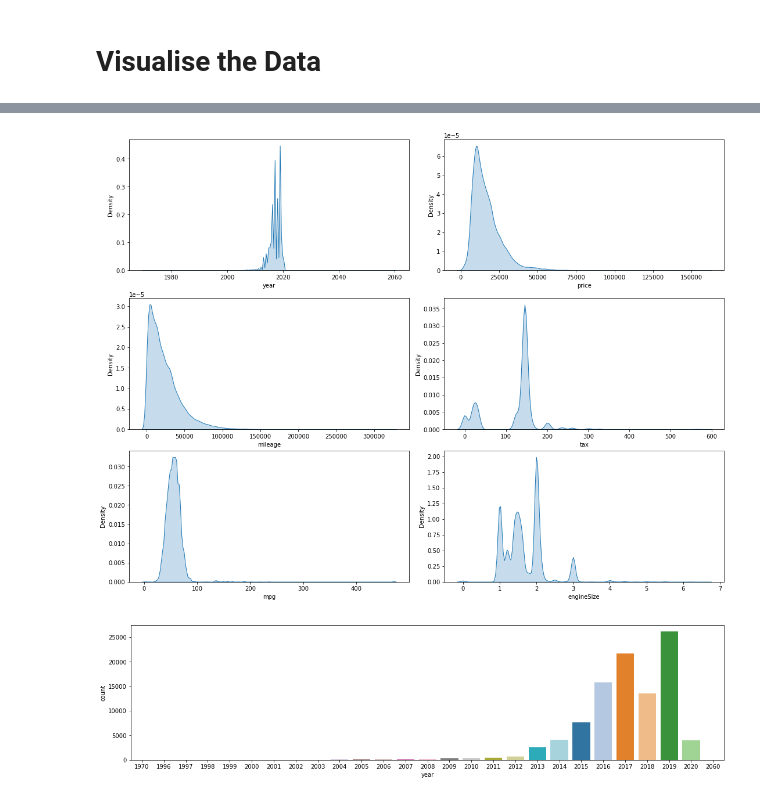
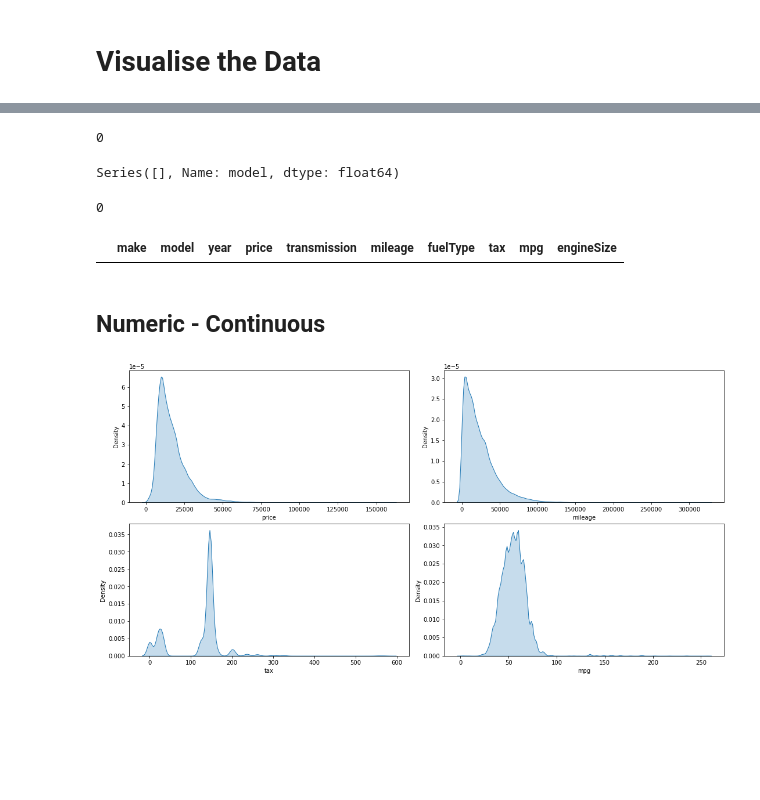
Before and after one commit to WaldemarWalo/DataScienceProjects, a Jupyter notebook: UK_Used_Car_Price_Regression/10.EDA.ipynb, the cells around one changed output, grey strips where cells are left out. Saved outputs shown, nothing was run; the diff lists cells and outputs as text; code cells hidden in the pictures; blank space fills up the shorter version.

```diff
--- a/UK_Used_Car_Price_Regression/10.EDA.ipynb
+++ b/UK_Used_Car_Price_Regression/10.EDA.ipynb
@@ -67,0 +61,11 @@ from sklearn.mixture import GaussianMixture, BayesianGaussianMixture
+# %%
+df_data.drop_duplicates(inplace=True)
+df_data['model'] = df_data['model'].str.strip()
+
+drop_cars_transmission_other = lambda df: df.drop(df.loc[df['transmission'] =='Other'].index)
+drop_other_electric_fuel_types = lambda df: df.drop(df.loc[df['fuelType'].isin(['Other', 'Electric'])].index)
+drop_bmw_i3 = lambda df: df.drop(df.loc[df['model'] == 'i3'].index)
+drop_engine_size_0 = lambda df: df.drop(df.loc[df['engineSize'] == 0].index)
+drop_cars_older_1990_and_from_future = lambda df : df.drop(df.loc[ (df['year'] < 1990) | (2022 < df['year']) ].index)
+
+drop_mpg_tax = lambda df: df.drop(columns=['mpg', 'tax'])
@@ -282,5 +201,5 @@ df_data[cat_features]
 # %%
-axs = t.get_axes(2, 2, 0.5)
+axs = t.get_axes(3, 1, 0.2)
 for col, ax in zip(['make', 'transmission', 'fuelType'], axs.flat):
     _ = sns.countplot(ax=ax, data=df_data, x=col)
 # %% [output]
@@ -363,0 +233,3 @@ dtype: object
+# %%
+df_data = drop_other_electric_fuel_types(df_data)
+df_data = drop_cars_transmission_other(df_data)
@@ -364,13 +245,26 @@ dtype: object
+# %%
+df_engineSize_0 = df_data.loc[df_data['engineSize'] == 0]
+len(df_engineSize_0)
+df_engineSize_0['model'].value_counts(normalize=True)
+# %% [output]
+0
+Series([], Name: model, dtype: float64)
+# %%
+df_bmw_i3 = df_data.loc[df_data['model'] == 'i3']
+len(df_bmw_i3)
+df_bmw_i3.head()
+# %% [output]
+0
+|  | make | model | year | price | transmission | mileage | fuelType | tax | mpg | engineSize |
+# %%
+df_data = drop_bmw_i3(df_data)
+df_data = drop_engine_size_0(df_data)
+# %% [markdown]
+## Numeric - Continuous
 # %%
-axs = t.get_axes(3, 2, 0.5)
+axs = t.get_axes(2, 2, 0.5)
 
-for col, ax in zip(num_features, axs.flat):
+for col, ax in zip(['price', 'mileage', 'tax', 'mpg'], axs.flat):
     _ = sns.kdeplot(ax=ax, data=df_data, x=col, shade=True)
-    # ax.axes.get_yaxis().set_visible(False)
 # %% [output]
-[figure, old version]
+[figure, new version]
-# %%
-ax = t.get_ax(0.25)
-_ = sns.countplot(ax=ax, x = df_data.year, palette=plt.cm.tab20.colors)
-# %% [output]
-[figure, removed]
```
Also changed, not shown: parts of 73 cells of this notebook.
